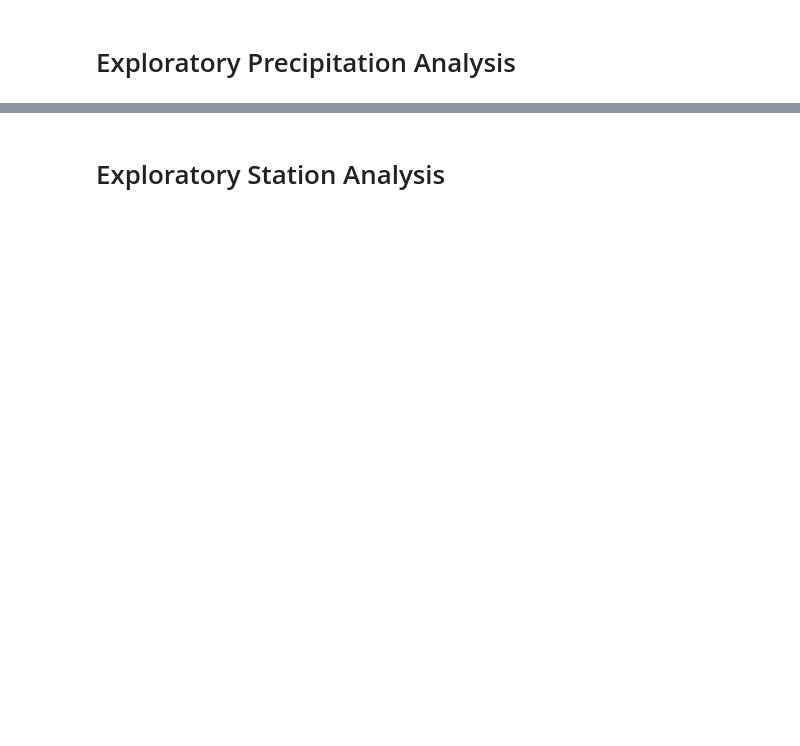
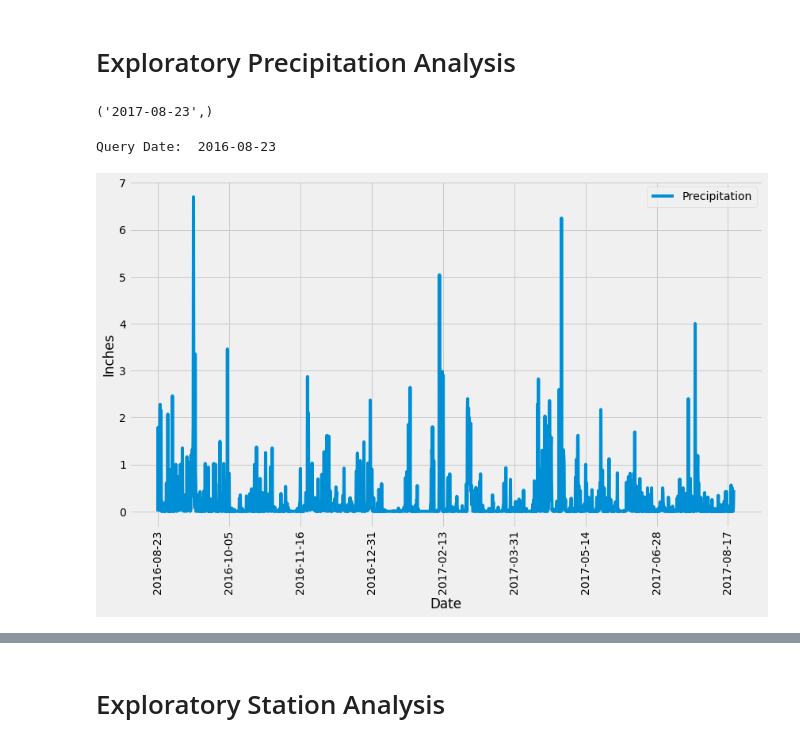
Before and after one commit to camillejensen/sqlalchemy-challenge, a Jupyter notebook: SurfsUp/climate_starter.ipynb, the cells around one changed output, grey strips where cells are left out. Drawn from its saved outputs; the diff is of its cells as text; code cells hidden in the pictures; blank space fills up the shorter version.

```diff
--- a/SurfsUp/climate_starter.ipynb
+++ b/SurfsUp/climate_starter.ipynb
@@ -17,7 +17,7 @@ from sqlalchemy.orm import Session
 from sqlalchemy import create_engine, func
 # %%
 # create engine to hawaii.sqlite
-engine = create_engine("sqlite:///Resources/hawaii.sqlite", pool_pre_ping=True)
+engine = create_engine("sqlite:///Resources/hawaii.sqlite")
 # %%
 #conn = engine.connect()
 # %%
@@ -36,27 +35,44 @@ Base.classes.keys()
 # %%
 # Save references to each table
+Measurment= Base.classes.measurement
+Station= Base.classes.station
 # %%
 # Create our session (link) from Python to the DB
+session=Session(engine)
 # %% [markdown]
 # Exploratory Precipitation Analysis
 # %%
 # Find the most recent date in the data set.
+recent_date= session.query(Measurment.date).order_by(Measurment.date.desc()).first()
+print(recent_date)
+# %% [output]
+('2017-08-23',)
 # %%
 # Design a query to retrieve the last 12 months of precipitation data and plot the results.
 # Starting from the most recent data point in the database.
 
 # Calculate the date one year from the last date in data set.
-
+one_year= dt.date(2017,8,23) - dt.timedelta(days=365)
+print("Query Date: ", one_year)
 
 # Perform a query to retrieve the data and precipitation scores
-
+data=session.query(Measurment.date, Measurment.prcp).\
+    filter(Measurment.date >= one_year).all()
 
 # Save the query results as a Pandas DataFrame and set the index to the date column
-
+precipitation_df= pd.DataFrame(data, columns = ['Date', 'Precipitation']).set_index('Date')
 
 # Sort the dataframe by date
-
+precipitation_df= precipitation_df.sort_values('Date').dropna()
 
 # Use Pandas Plotting with Matplotlib to plot the data
+precipitation_df.plot(figsize= (12,8), rot=90)
+plt.ylabel('Inches')
+plt.xlabel('Date')
+plt.tight_layout()
+plt.show()
+# %% [output]
+Query Date:  2016-08-23
+[figure, added]
 # %%
 # Use Pandas to calcualte the summary statistics for the precipitation data
```
Also changed, not shown: parts of 7 cells of this notebook, 7 other files.
